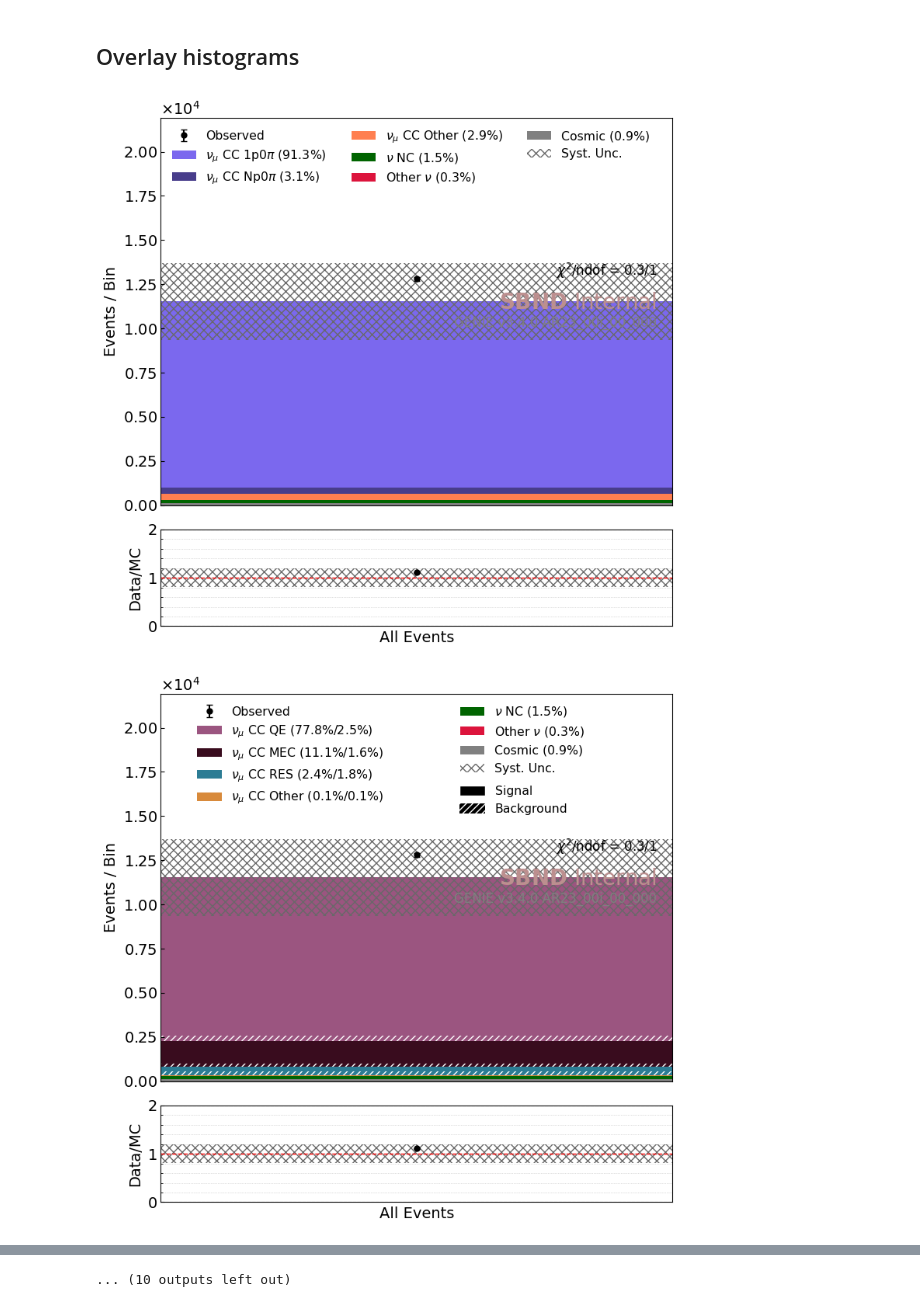
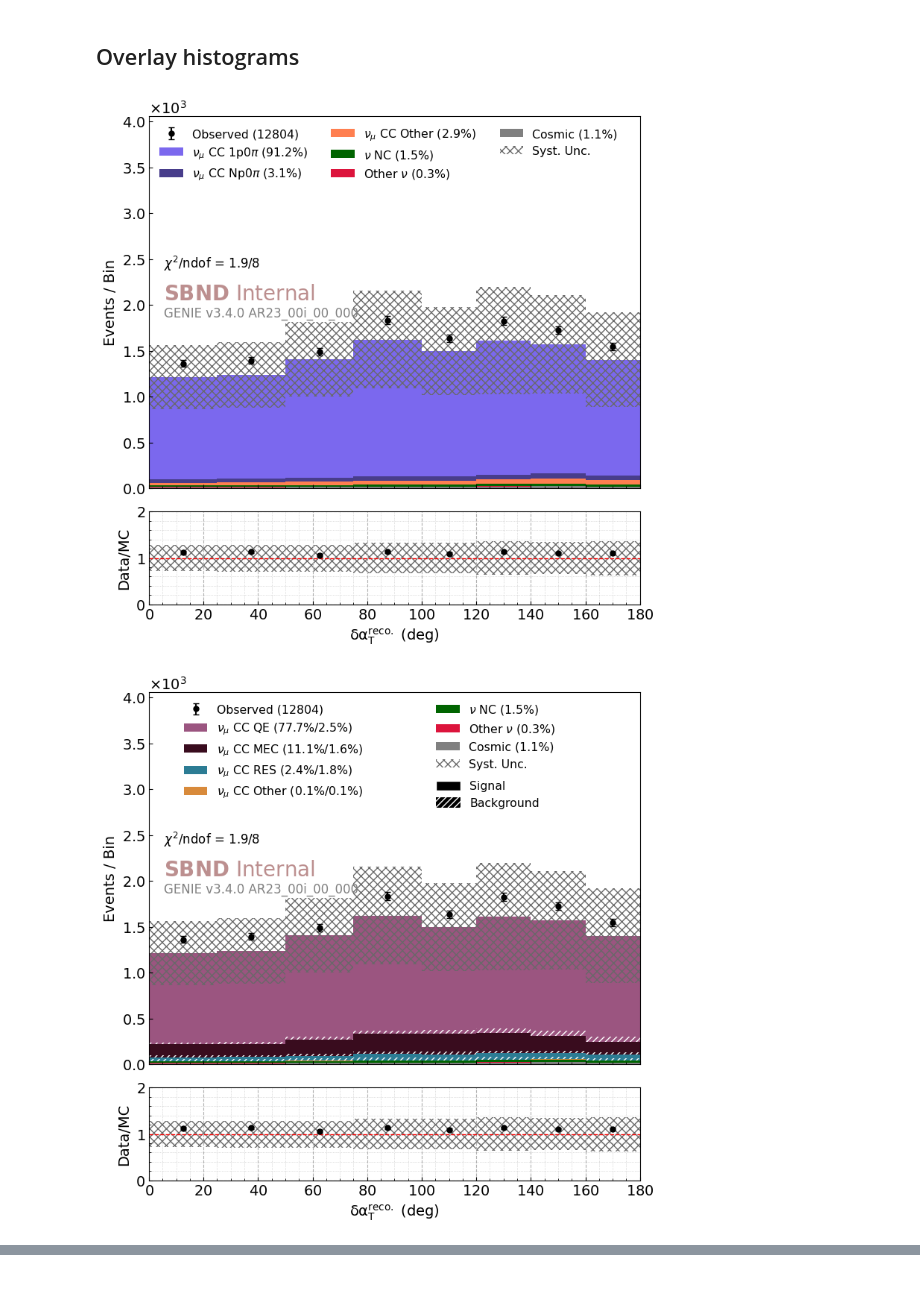
Before and after one commit to wjdanswjddl/cafpyana, a Jupyter notebook: analysis_village/numucc_1p0pi/notebooks/data_mc_comparison.ipynb, the cells around one changed output, grey strips where cells are left out. Saved outputs shown, nothing was run; the diff lists cells and outputs as text; code cells hidden in the pictures.

```diff
--- a/analysis_village/numucc_1p0pi/notebooks/data_mc_comparison.ipynb
+++ b/analysis_village/numucc_1p0pi/notebooks/data_mc_comparison.ipynb
@@ -121,6 +122,7 @@ print(f"evt_good rows: {len(data_evt_df):,}")
 evt_good rows: 12,804
 # %%
 data_tot_pot = data_hdr_df["pot"].sum() * 0.98
+data_gates = data_hdr_df.nbnbinfo.sum()
 # %%
 pot_str = get_pot_str(data_tot_pot)
 pot_label = f"Events / Bin (POT={pot_str})"
@@ -288,39 +271,43 @@ data_vs_mc_plotter = partial(
     textloc=textloc,
     approval=approval,
     save_fig=save_fig,
+    syst=None,
+    syst_kind=OVERLAY_SYST_KIND,
+    syst_disk_root=SYST_DISK_ROOT,
+    category_syst_summary_path=CATEGORY_SUMMARY_NPZ,
+    load_syst_from_summary=True,
 )
 # %% [markdown]
 ## Overlay histograms
 # %%
 var_configs = [
-    VariableConfig.all_events(),
-    VariableConfig.muon_momentum(),
-    VariableConfig.muon_direction(),
-    VariableConfig.proton_momentum(),
-    VariableConfig.proton_direction(),
-    VariableConfig.tki_del_Tp(),
-    VariableConfig.tki_del_Tp_x(),
-    VariableConfig.tki_del_Tp_y(),
-    VariableConfig.tki_del_p(),
+    # VariableConfig.all_events(),
+    # VariableConfig.muon_momentum(),
+    # VariableConfig.muon_direction(),
+    # VariableConfig.proton_momentum(),
+    # VariableConfig.proton_direction(),
+    # VariableConfig.tki_del_Tp(),
+    # VariableConfig.tki_del_Tp_x(),
+    # VariableConfig.tki_del_Tp_y(),
+    # VariableConfig.tki_del_p(),
     VariableConfig.tki_del_alpha(),
-    VariableConfig.tki_del_phi(),
+    # VariableConfig.tki_del_phi(),
 ]
 
 for var_config in var_configs:
-    cov, _ = get_syst_unc(var_config)
     for breakdown_type in ["topology", "genie_sb"]:
         plot_labels_hist = [var_config.var_labels[1], "Events / Bin", ""]
         ret = data_vs_mc_plotter(
             breakdown_type=breakdown_type,
+            ax_ylim_ratio=2.5,
             var_config=var_config,
             plot_labels=plot_labels_hist,
-            syst=cov,
             textchi2=True,
             save_name=path.join(
                 save_fig_dir,
                 f"{var_config.var_save_name}_{breakdown_type}",
             ),
         )
 # %% [output]
-[figure, old version]
+[figure, new version]
-[figure, old version]
+[figure, new version]
@@ -337 +313,0 @@ for var_config in var_configs:
-... (10 outputs left out)
```
Also changed, not shown: parts of 9 cells of this notebook, 36 other files.
